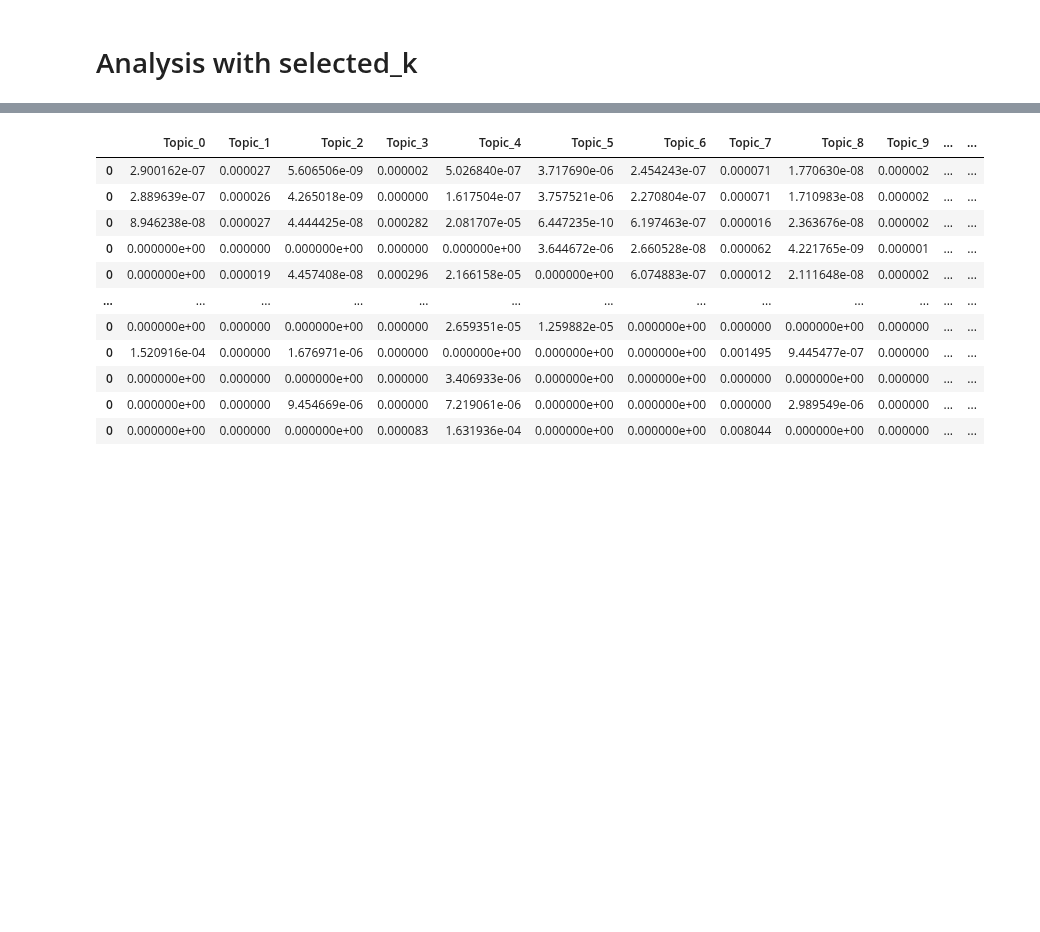
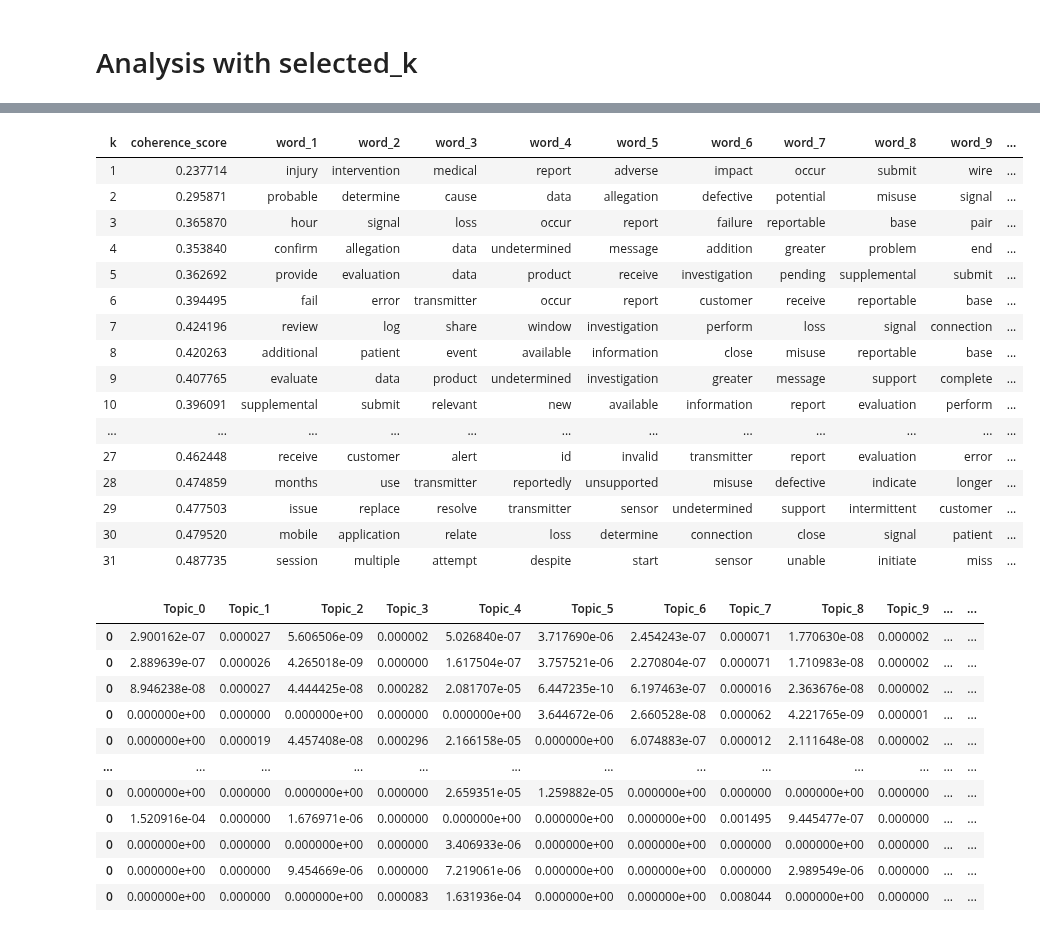
Before and after one commit to Drnjenkins/praxis-2023, a Jupyter notebook: 36-NMF_finalized.ipynb, the cells around one changed output, grey strips where cells are left out. Drawn from its saved outputs; the diff is of its cells as text; code cells hidden in the pictures; blank space fills up the shorter version.

```diff
--- a/36-NMF_finalized.ipynb
+++ b/36-NMF_finalized.ipynb
@@ -382,6 +381,26 @@ coherence_scores_df
 | 28 | 29 | 0.477503 | issue | replace | resolve | transmitter | sensor | undetermined | support | intermittent | ... |
 | 29 | 30 | 0.479520 | mobile | application | relate | loss | determine | connection | close | signal | ... |
 | 30 | 31 | 0.487735 | session | multiple | attempt | despite | start | sensor | unable | initiate | ... |
+# %%
+coherence_scores_df.style.hide_index()
+# %% [output]
+| k | coherence_score | word_1 | word_2 | word_3 | word_4 | word_5 | word_6 | word_7 | word_8 | word_9 | ... |
+| 1 | 0.237714 | injury | intervention | medical | report | adverse | impact | occur | submit | wire | ... |
+| 2 | 0.295871 | probable | determine | cause | data | allegation | defective | potential | misuse | signal | ... |
+| 3 | 0.365870 | hour | signal | loss | occur | report | failure | reportable | base | pair | ... |
+| 4 | 0.353840 | confirm | allegation | data | undetermined | message | addition | greater | problem | end | ... |
+| 5 | 0.362692 | provide | evaluation | data | product | receive | investigation | pending | supplemental | submit | ... |
+| 6 | 0.394495 | fail | error | transmitter | occur | report | customer | receive | reportable | base | ... |
+| 7 | 0.424196 | review | log | share | window | investigation | perform | loss | signal | connection | ... |
+| 8 | 0.420263 | additional | patient | event | available | information | close | misuse | reportable | base | ... |
+| 9 | 0.407765 | evaluate | data | product | undetermined | investigation | greater | message | support | complete | ... |
+| 10 | 0.396091 | supplemental | submit | relevant | new | available | information | report | evaluation | perform | ... |
+| ... | ... | ... | ... | ... | ... | ... | ... | ... | ... | ... | ... |
+| 27 | 0.462448 | receive | customer | alert | id | invalid | transmitter | report | evaluation | error | ... |
+| 28 | 0.474859 | months | use | transmitter | reportedly | unsupported | misuse | defective | indicate | longer | ... |
+| 29 | 0.477503 | issue | replace | resolve | transmitter | sensor | undetermined | support | intermittent | customer | ... |
+| 30 | 0.479520 | mobile | application | relate | loss | determine | connection | close | signal | patient | ... |
+| 31 | 0.487735 | session | multiple | attempt | despite | start | sensor | unable | initiate | miss | ... |
 # %%
 nmf_weights_df
 # %% [output]
```
Also changed, not shown: parts of 2 cells of this notebook, 2 other files.
